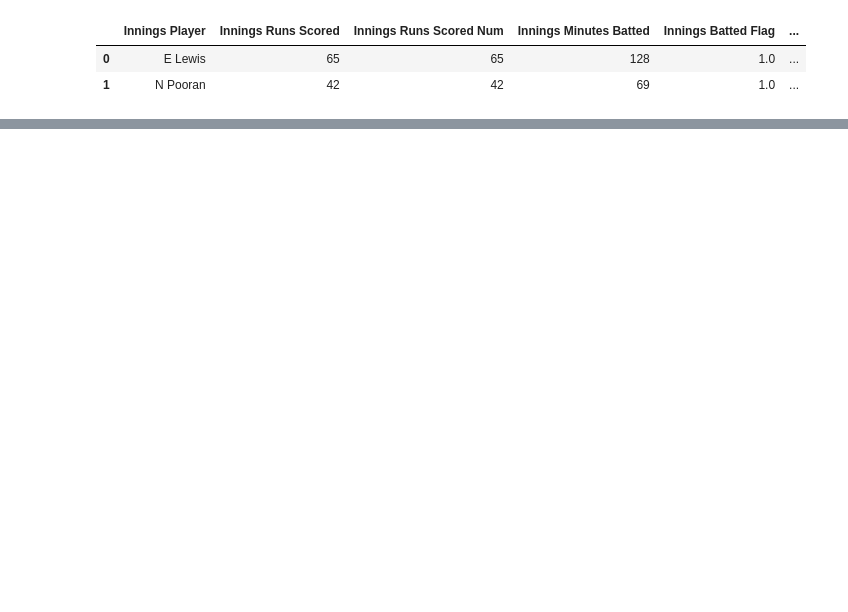
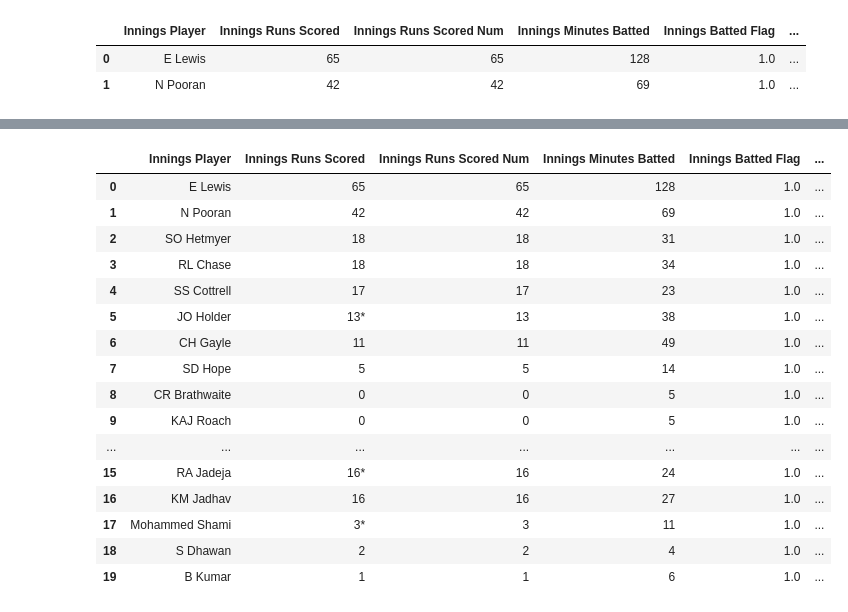
Before and after one commit to arehvs/practice, a Jupyter notebook: SachinvsKohli.ipynb, the cells around one changed output, grey strips where cells are left out. Cells and saved outputs as stored; diff of their text form; code cells hidden in the pictures; blank space fills up the shorter version.

```diff
--- a/SachinvsKohli.ipynb
+++ b/SachinvsKohli.ipynb
@@ -149,0 +243,20 @@ virat_df.head(2)
+# %%
+virat_df.head(20)
+# %% [output]
+|  | Innings Player | Innings Runs Scored | Innings Runs Scored Num | Innings Minutes Batted | Innings Batted Flag | ... |
+| 0 | E Lewis | 65 | 65 | 128 | 1.0 | ... |
+| 1 | N Pooran | 42 | 42 | 69 | 1.0 | ... |
+| 2 | SO Hetmyer | 18 | 18 | 31 | 1.0 | ... |
+| 3 | RL Chase | 18 | 18 | 34 | 1.0 | ... |
+| 4 | SS Cottrell | 17 | 17 | 23 | 1.0 | ... |
+| 5 | JO Holder | 13* | 13 | 38 | 1.0 | ... |
+| 6 | CH Gayle | 11 | 11 | 49 | 1.0 | ... |
+| 7 | SD Hope | 5 | 5 | 14 | 1.0 | ... |
+| 8 | CR Brathwaite | 0 | 0 | 5 | 1.0 | ... |
+| 9 | KAJ Roach | 0 | 0 | 5 | 1.0 | ... |
+| ... | ... | ... | ... | ... | ... | ... |
+| 15 | RA Jadeja | 16* | 16 | 24 | 1.0 | ... |
+| 16 | KM Jadhav | 16 | 16 | 27 | 1.0 | ... |
+| 17 | Mohammed Shami | 3* | 3 | 11 | 1.0 | ... |
+| 18 | S Dhawan | 2 | 2 | 4 | 1.0 | ... |
+| 19 | B Kumar | 1 | 1 | 6 | 1.0 | ... |
```
Also changed, not shown: parts of 38 cells of this notebook.
